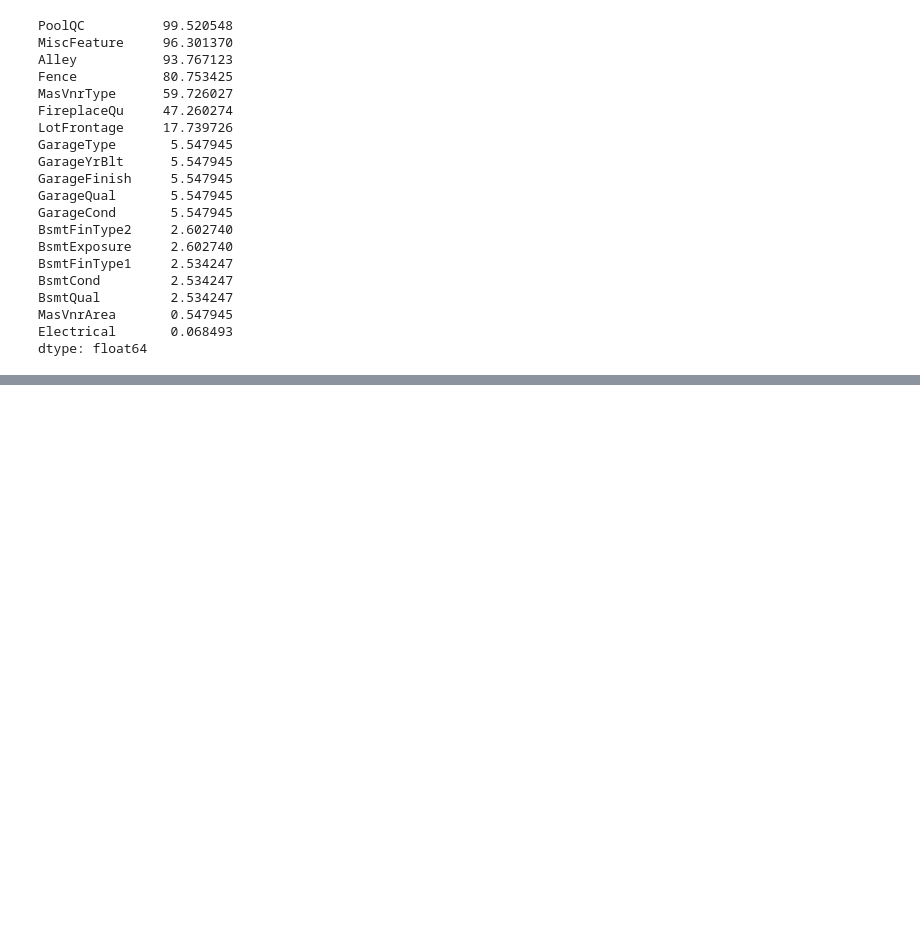
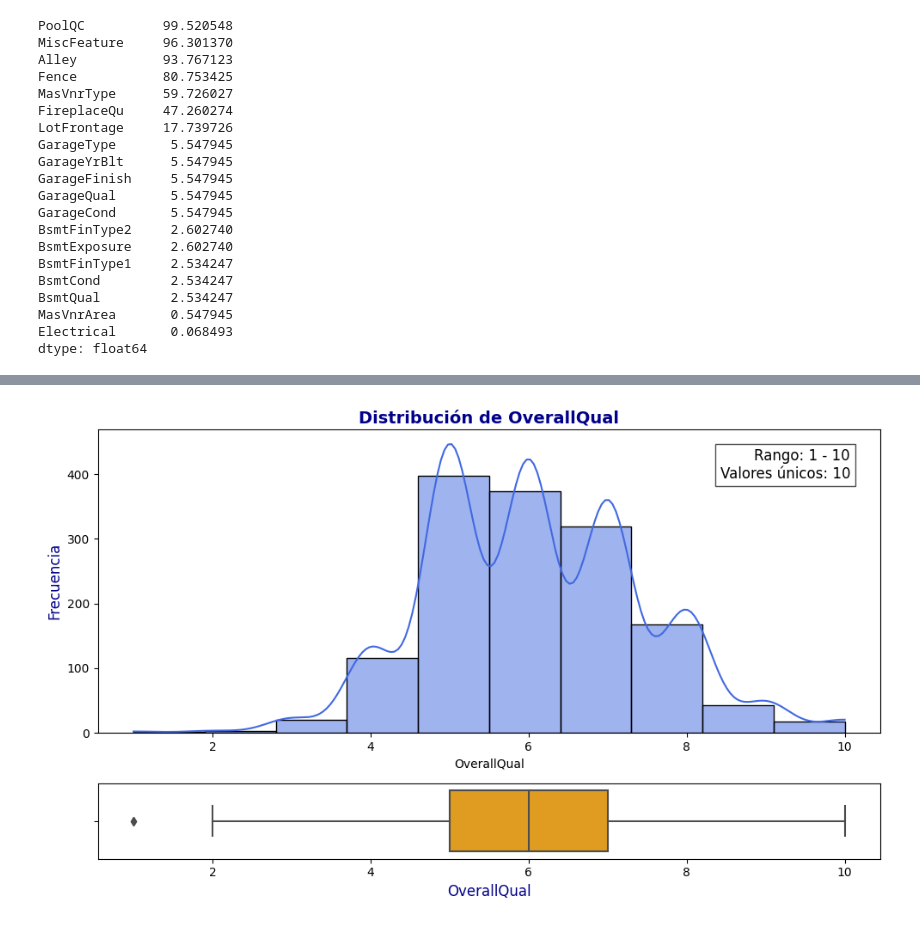
Before and after one commit to 1Dnns/Regression-Projects, a Jupyter notebook: House Prices/notebooks/EDA.ipynb, the cells around one changed output, grey strips where cells are left out. Cells and saved outputs as stored; diff of their text form; code cells hidden in the pictures; blank space fills up the shorter version.

```diff
--- a/House Prices/notebooks/EDA.ipynb
+++ b/House Prices/notebooks/EDA.ipynb
@@ -183,0 +233,4 @@ dtype: float64
+# %%
+analizar_columna_num(name_col_num[4], datos_num)
+# %% [output]
+[figure, added]
```
Also changed, not shown: parts of 53 cells of this notebook, 1 other file.
